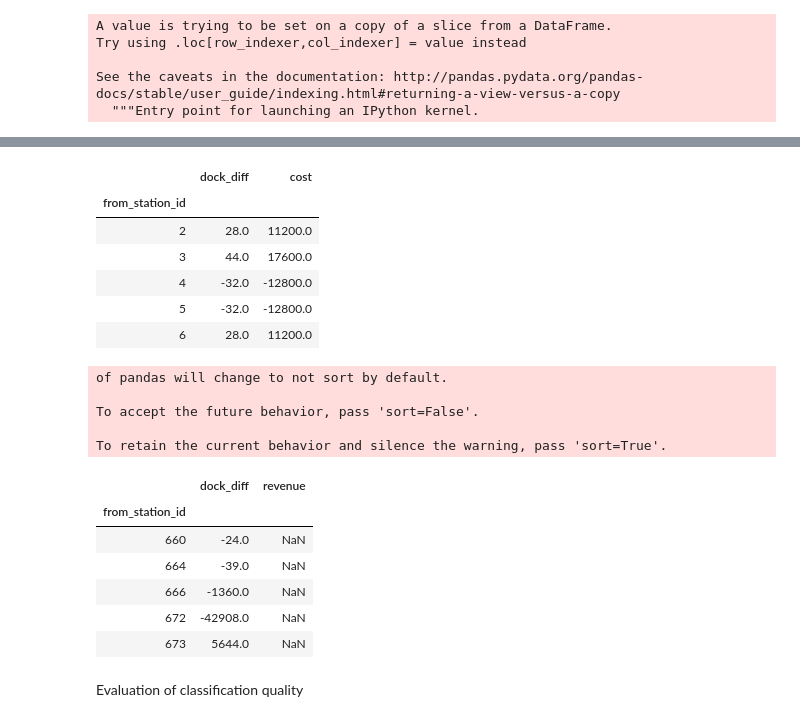
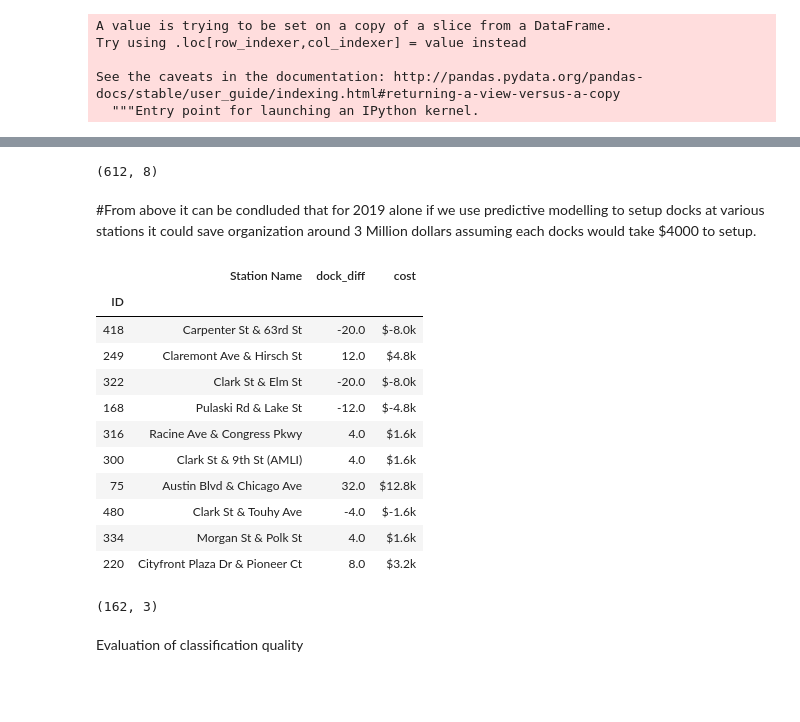
Before and after one commit to mohitroy2502/Chicago-Divvy-DPA-Project, a Jupyter notebook: DPA Project Problem Statement 5.ipynb, the cells around one changed output, grey strips where cells are left out. Drawn from its saved outputs; the diff is of its cells as text; code cells hidden in the pictures; blank space fills up the shorter version.

```diff
--- a/DPA Project Problem Statement 5.ipynb
+++ b/DPA Project Problem Statement 5.ipynb
@@ -523,7 +514,7 @@ from sklearn.neighbors import KNeighborsClassifier
 #import metrics model to check the accuracy
 from sklearn import metrics
 #Try running from k=1 through 25 and record testing accuracy
-k_range = range(1,2)
+k_range = range(1,8)
 scores = {}
 scores_list = []
 for k in k_range:
@@ -585,30 +587,34 @@ total
+# %%
+station_data.shape
+# %% [output]
+(612, 8)
+# %% [markdown]
+#From above it can be condluded that for 2019 alone if we use predictive modelling to setup docks at various stations it could save organization around 3 Million dollars assuming each docks would take $4000 to setup.
+# %%
+m = pd.concat([station_data,m],axis = 1, join = 'inner',join_axes = [station_data.ID])
+# %%
+m = m[['Station Name','dock_diff','cost']]
+# %%
+m['cost'] = m['cost'].apply(lambda x: "${:.1f}k".format((x/1000)))
 # %%
-m.head()
+m.head(10)
 # %% [output]
-|  | dock_diff | cost |
-| from_station_id |  |  |
-| 2 | 28.0 | 11200.0 |
-| 3 | 44.0 | 17600.0 |
-| 4 | -32.0 | -12800.0 |
-| 5 | -32.0 | -12800.0 |
-| 6 | 28.0 | 11200.0 |
+|  | Station Name | dock_diff | cost |
+| ID |  |  |  |
+| 418 | Carpenter St & 63rd St | -20.0 | $-8.0k |
+| 249 | Claremont Ave & Hirsch St | 12.0 | $4.8k |
+| 322 | Clark St & Elm St | -20.0 | $-8.0k |
+| 168 | Pulaski Rd & Lake St | -12.0 | $-4.8k |
+| 316 | Racine Ave & Congress Pkwy | 4.0 | $1.6k |
+| 300 | Clark St & 9th St (AMLI) | 4.0 | $1.6k |
+| 75 | Austin Blvd & Chicago Ave | 32.0 | $12.8k |
+| 480 | Clark St & Touhy Ave | -4.0 | $-1.6k |
+| 334 | Morgan St & Polk St | 4.0 | $1.6k |
+| 220 | Cityfront Plaza Dr & Pioneer Ct | 8.0 | $3.2k |
-# %%
-n= [l,m]
-result = pd.concat(n)
-result.tail()
-# %% [output]
-of pandas will change to not sort by default.
-
-To accept the future behavior, pass 'sort=False'.
-
-To retain the current behavior and silence the warning, pass 'sort=True'.
-|  | dock_diff | revenue |
-| from_station_id |  |  |
-| 660 | -24.0 | NaN |
-| 664 | -39.0 | NaN |
-| 666 | -1360.0 | NaN |
-| 672 | -42908.0 | NaN |
-| 673 | 5644.0 | NaN |
+# %%
+m[m.dock_diff > 0].shape
+# %% [output]
+(162, 3)
 # %% [markdown]
 Evaluation of classification quality
 # %%
```
Also changed, not shown: parts of 66 cells of this notebook.
